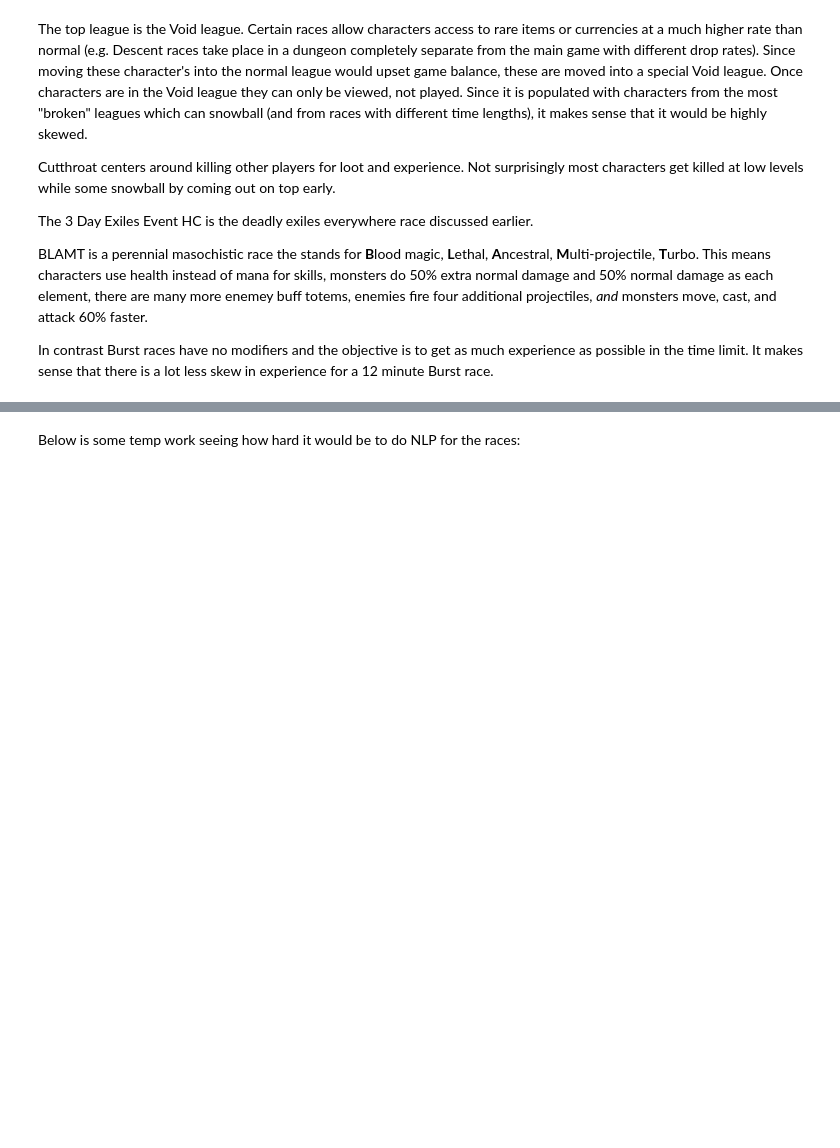
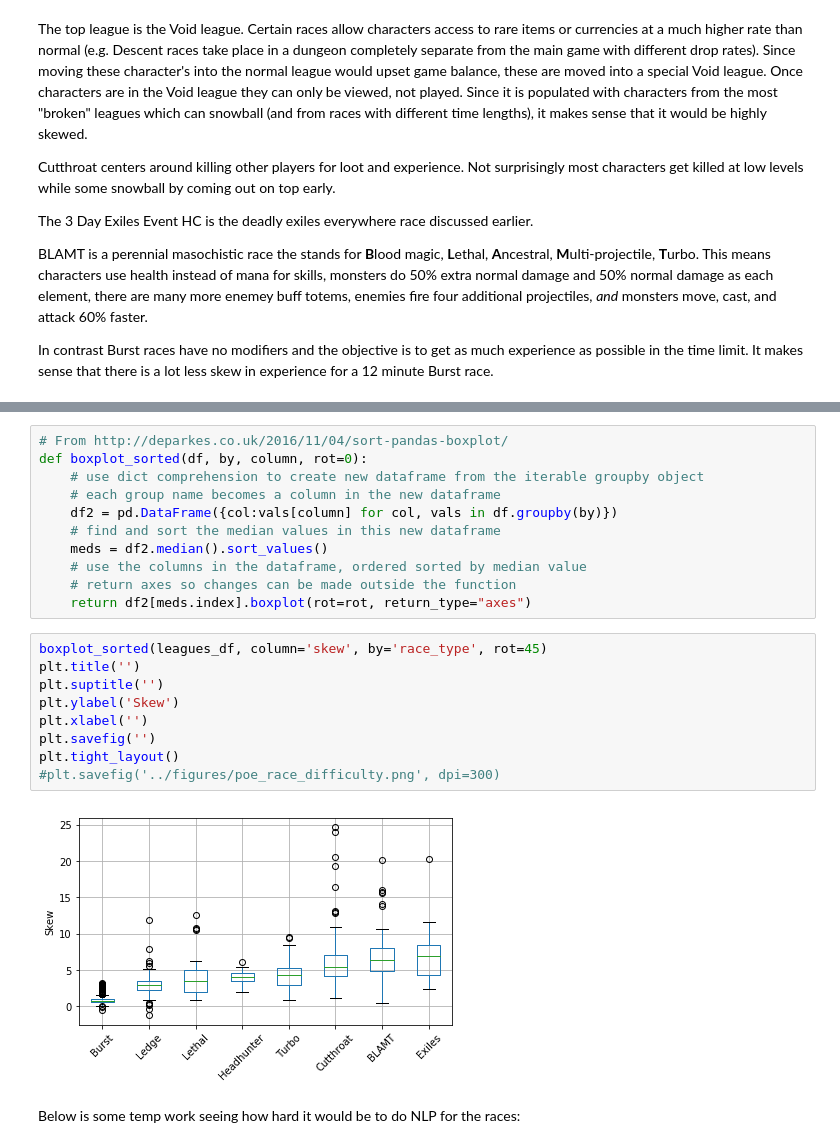
Before and after one commit to stevejbrown/PoE-analysis, a Jupyter notebook: notebooks/analysis.ipynb, the cells around one changed output, grey strips where cells are left out. Cells and saved outputs as stored; diff of their text form; blank space fills up the shorter version.

```diff
--- a/POE analysis.ipynb
+++ b/notebooks/analysis.ipynb
@@ -767,3 +746,25 @@ ladders_df[ladders_df['id'] == 'Void']
+# %%
+# From http://deparkes.co.uk/2016/11/04/sort-pandas-boxplot/
+def boxplot_sorted(df, by, column, rot=0):
+    # use dict comprehension to create new dataframe from the iterable groupby object
+    # each group name becomes a column in the new dataframe
+    df2 = pd.DataFrame({col:vals[column] for col, vals in df.groupby(by)})
+    # find and sort the median values in this new dataframe
+    meds = df2.median().sort_values()
+    # use the columns in the dataframe, ordered sorted by median value
+    # return axes so changes can be made outside the function
+    return df2[meds.index].boxplot(rot=rot, return_type="axes")
+# %%
+boxplot_sorted(leagues_df, column='skew', by='race_type', rot=45)
+plt.title('')
+plt.suptitle('')
+plt.ylabel('Skew')
+plt.xlabel('')
+plt.savefig('')
+plt.tight_layout()
+#plt.savefig('../figures/poe_race_difficulty.png', dpi=300)
+# %% [output]
+[figure, added]
 # %% [markdown]
 Below is some temp work seeing how hard it would be to do NLP for the races:
 # %%
```
Also changed, not shown: parts of 19 cells of this notebook, 4 other files.
